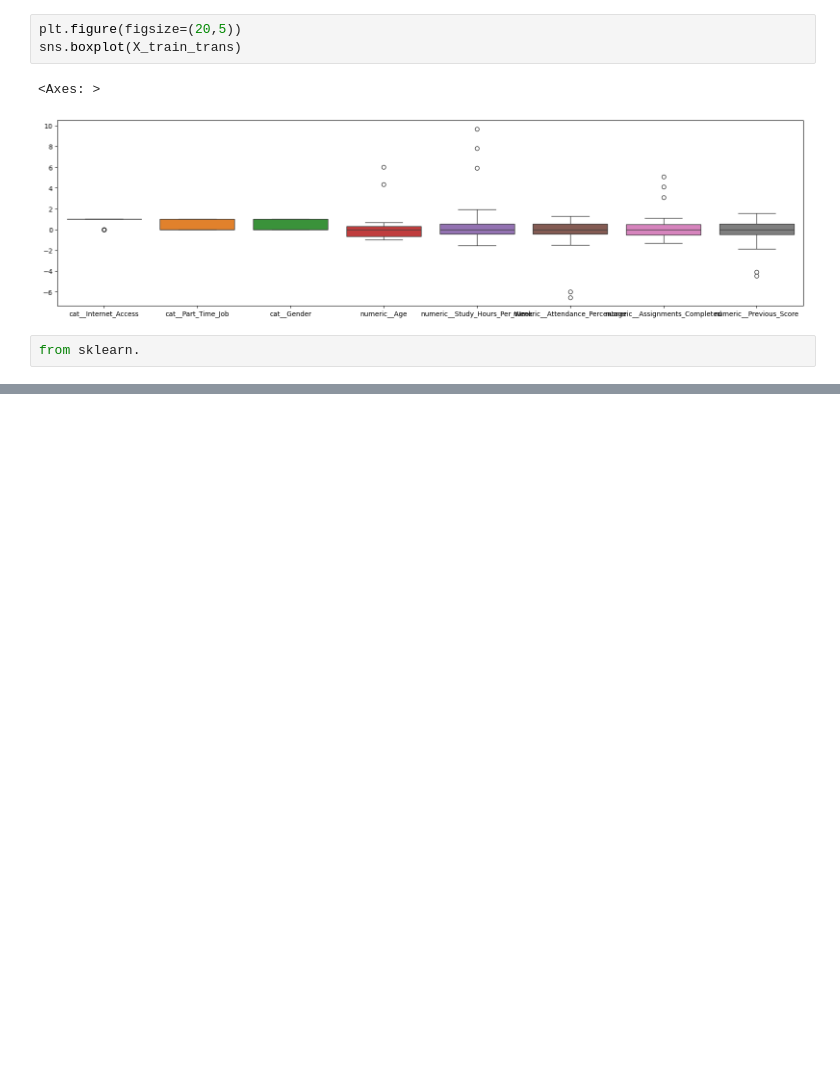
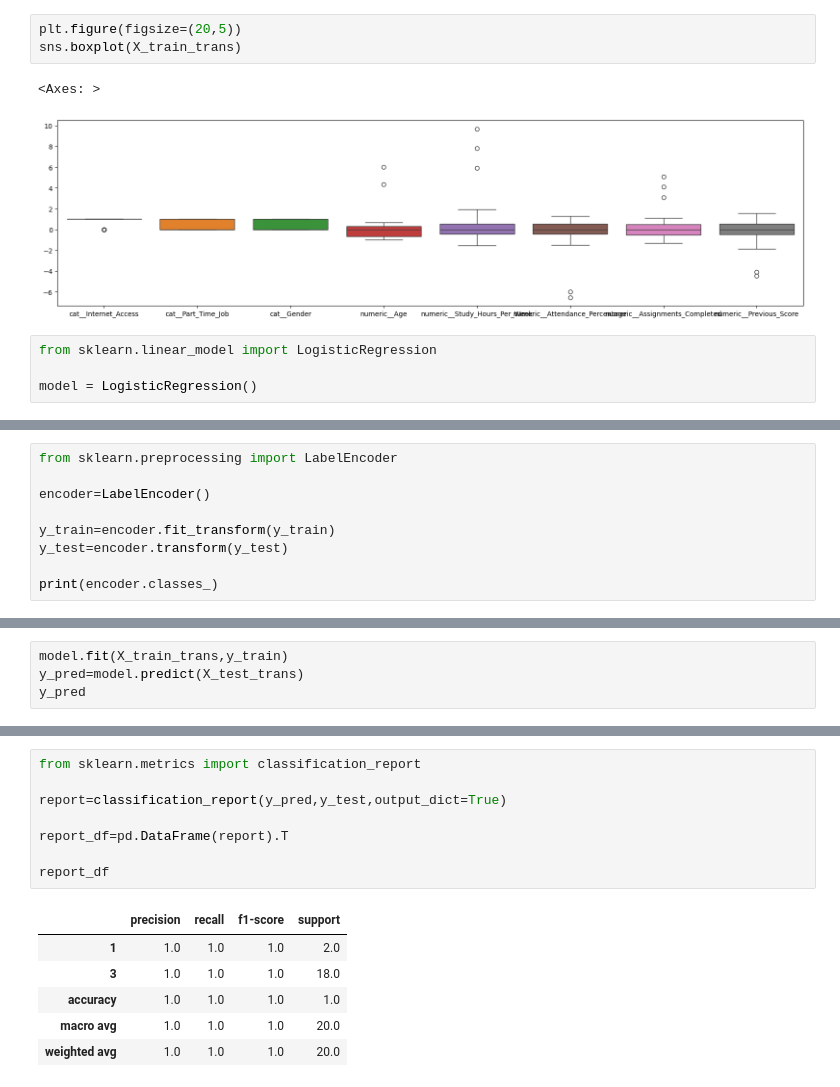
Before and after one commit to data-spice/AI_LESSON, a Jupyter notebook: lessons/robust_encoding_lssn/rob_enc.ipynb, the cells around one changed output, grey strips where cells are left out. Cells and saved outputs as stored; diff of their text form; blank space fills up the shorter version.

```diff
--- a/lessons/robust_encoding_lssn/rob_enc.ipynb
+++ b/lessons/robust_encoding_lssn/rob_enc.ipynb
@@ -130,4 +139,6 @@ sns.boxplot(X_train_trans)
 <Axes: >
 [figure]
 # %%
-from sklearn.
+from sklearn.linear_model import LogisticRegression
+
+model = LogisticRegression()
@@ -133,0 +154,9 @@ from sklearn.
+# %%
+from sklearn.preprocessing import LabelEncoder
+
+encoder=LabelEncoder()
+
+y_train=encoder.fit_transform(y_train)
+y_test=encoder.transform(y_test)
+
+print(encoder.classes_)
@@ -133,0 +165,4 @@ from sklearn.
+# %%
+model.fit(X_train_trans,y_train)
+y_pred=model.predict(X_test_trans)
+y_pred
@@ -133,0 +188,15 @@ from sklearn.
+# %%
+from sklearn.metrics import classification_report
+
+report=classification_report(y_pred,y_test,output_dict=True)
+
+report_df=pd.DataFrame(report).T
+
+report_df
+# %% [output]
+|  | precision | recall | f1-score | support |
+| 1 | 1.0 | 1.0 | 1.0 | 2.0 |
+| 3 | 1.0 | 1.0 | 1.0 | 18.0 |
+| accuracy | 1.0 | 1.0 | 1.0 | 1.0 |
+| macro avg | 1.0 | 1.0 | 1.0 | 20.0 |
+| weighted avg | 1.0 | 1.0 | 1.0 | 20.0 |
```
Also changed, not shown: parts of 7 cells of this notebook.
